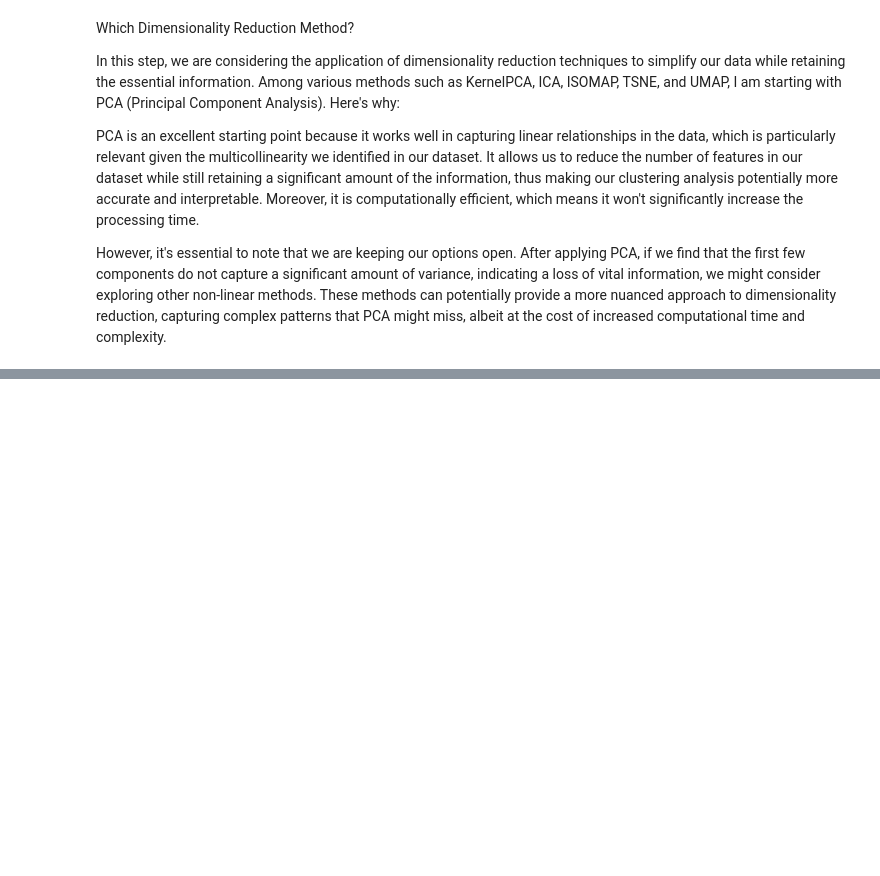
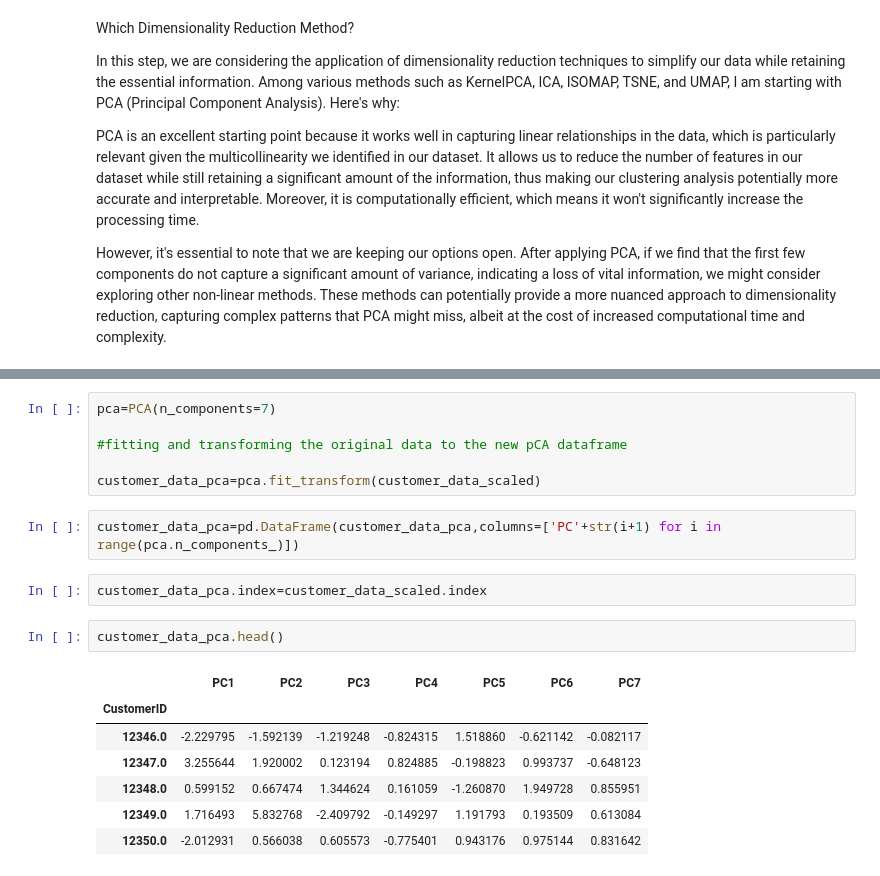
Before and after one commit to Suryasadasivam/Customer-Segmentation-, a Jupyter notebook: customer_segmentation.ipynb, the cells around one changed output, grey strips where cells are left out. Saved outputs shown, nothing was run; the diff lists cells and outputs as text; blank space fills up the shorter version.

```diff
--- a/customer_segmentation.ipynb
+++ b/customer_segmentation.ipynb
@@ -1277,0 +1358,20 @@ However, it's essential to note that we are keeping our options open. After appl
+# %%
+pca=PCA(n_components=7)
+
+#fitting and transforming the original data to the new pCA dataframe
+
+customer_data_pca=pca.fit_transform(customer_data_scaled)
+# %%
+customer_data_pca=pd.DataFrame(customer_data_pca,columns=['PC'+str(i+1) for i in range(pca.n_components_)])
+# %%
+customer_data_pca.index=customer_data_scaled.index
+# %%
+customer_data_pca.head()
+# %% [output]
+|  | PC1 | PC2 | PC3 | PC4 | PC5 | PC6 | PC7 |
+| CustomerID |  |  |  |  |  |  |  |
+| 12346.0 | -2.229795 | -1.592139 | -1.219248 | -0.824315 | 1.518860 | -0.621142 | -0.082117 |
+| 12347.0 | 3.255644 | 1.920002 | 0.123194 | 0.824885 | -0.198823 | 0.993737 | -0.648123 |
+| 12348.0 | 0.599152 | 0.667474 | 1.344624 | 0.161059 | -1.260870 | 1.949728 | 0.855951 |
+| 12349.0 | 1.716493 | 5.832768 | -2.409792 | -0.149297 | 1.191793 | 0.193509 | 0.613084 |
+| 12350.0 | -2.012931 | 0.566038 | 0.605573 | -0.775401 | 0.943176 | 0.975144 | 0.831642 |
```
Also changed, not shown: parts of 3 cells of this notebook.
